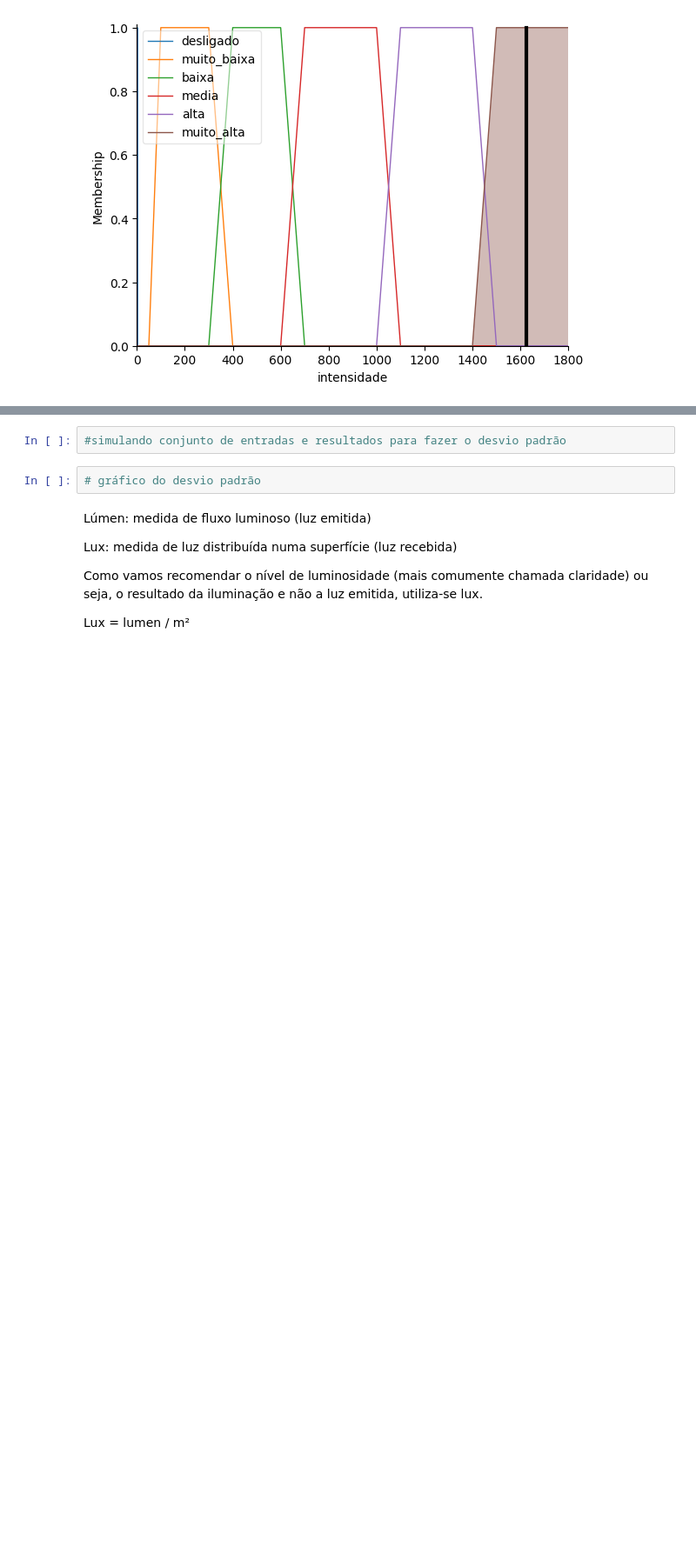
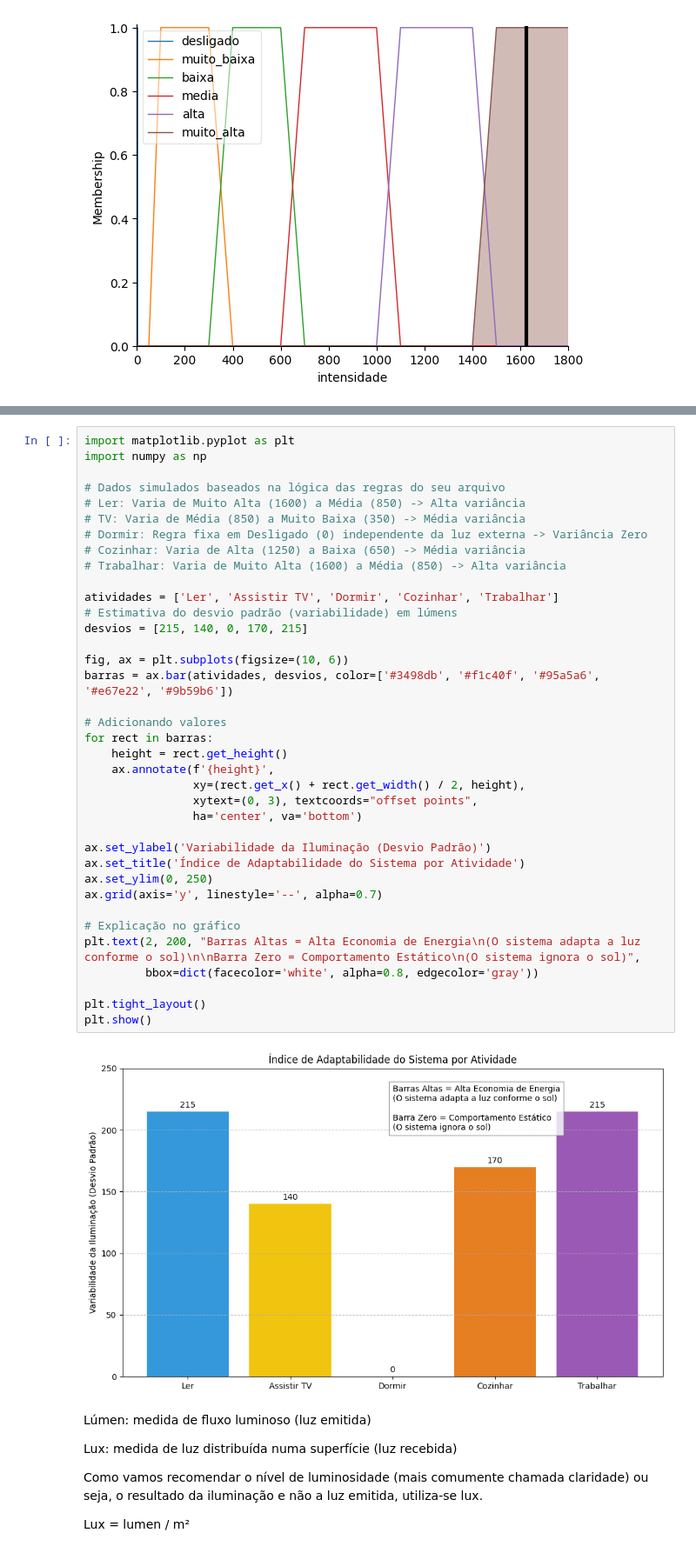
Before and after one commit to patriciacarvalhom/fuzzy, a Jupyter notebook: Notebook/fuzzy_skfuzzy.ipynb, the cells around one changed output, grey strips where cells are left out. Shown at 87% size. Saved outputs shown, nothing was run; the diff lists cells and outputs as text; blank space fills up the shorter version.

Commit message:
desvio padrão

```diff
--- a/Notebook/fuzzy_skfuzzy.ipynb
+++ b/Notebook/fuzzy_skfuzzy.ipynb
@@ -239,7 +239,42 @@ plt.show()
-# %%
-#simulando conjunto de entradas e resultados para fazer o desvio padrão
-# %%
-# gráfico do desvio padrão
+# %%
+import matplotlib.pyplot as plt
+import numpy as np
+
+# Dados simulados baseados na lógica das regras do seu arquivo
+# Ler: Varia de Muito Alta (1600) a Média (850) -> Alta variância
+# TV: Varia de Média (850) a Muito Baixa (350) -> Média variância
+# Dormir: Regra fixa em Desligado (0) independente da luz externa -> Variância Zero
+# Cozinhar: Varia de Alta (1250) a Baixa (650) -> Média variância
+# Trabalhar: Varia de Muito Alta (1600) a Média (850) -> Alta variância
+
+atividades = ['Ler', 'Assistir TV', 'Dormir', 'Cozinhar', 'Trabalhar']
+# Estimativa do desvio padrão (variabilidade) em lúmens
+desvios = [215, 140, 0, 170, 215]
+
+fig, ax = plt.subplots(figsize=(10, 6))
+barras = ax.bar(atividades, desvios, color=['#3498db', '#f1c40f', '#95a5a6', '#e67e22', '#9b59b6'])
+
+# Adicionando valores
+for rect in barras:
+    height = rect.get_height()
+    ax.annotate(f'{height}',
+                xy=(rect.get_x() + rect.get_width() / 2, height),
+                xytext=(0, 3), textcoords="offset points",
+                ha='center', va='bottom')
+
+ax.set_ylabel('Variabilidade da Iluminação (Desvio Padrão)')
+ax.set_title('Índice de Adaptabilidade do Sistema por Atividade')
+ax.set_ylim(0, 250)
+ax.grid(axis='y', linestyle='--', alpha=0.7)
+
+# Explicação no gráfico
+plt.text(2, 200, "Barras Altas = Alta Economia de Energia\n(O sistema adapta a luz conforme o sol)\n\nBarra Zero = Comportamento Estático\n(O sistema ignora o sol)",
+         bbox=dict(facecolor='white', alpha=0.8, edgecolor='gray'))
+
+plt.tight_layout()
+plt.show()
+# %% [output]
+[figure, added]
 # %% [markdown]
 Lúmen: medida de fluxo luminoso (luz emitida)
 
```
Also changed, not shown: parts of 7 cells of this notebook.
